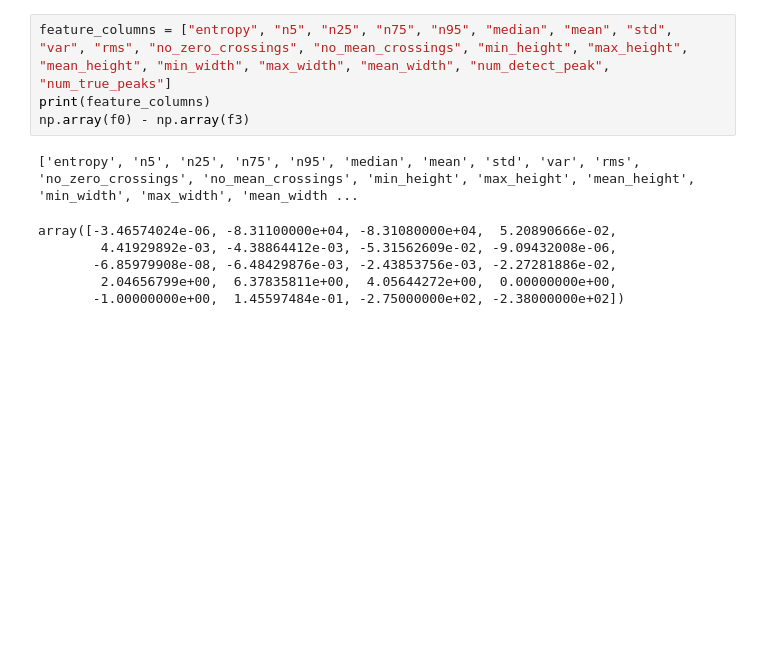
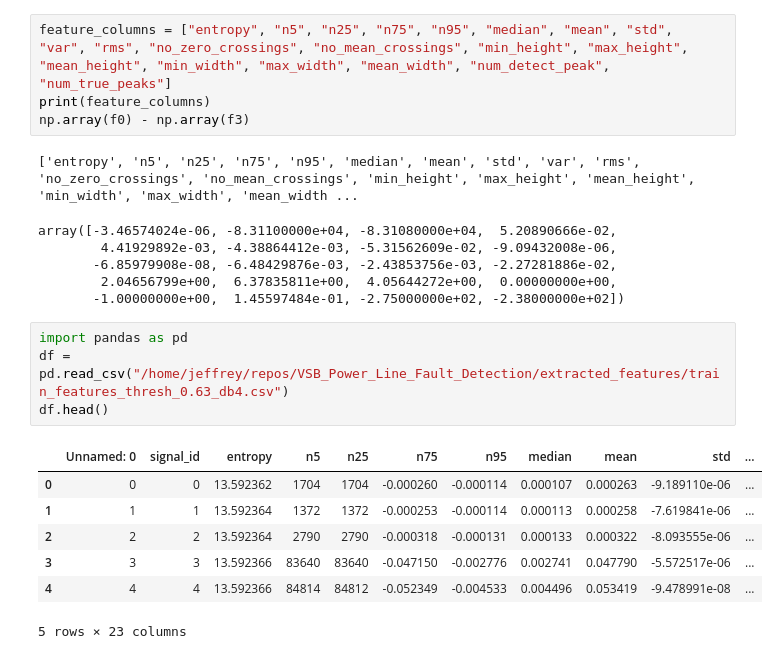
Before and after one commit to jeffreyegan/VSB_Power_Line_Fault_Detection, a Jupyter notebook: VSB_Final.ipynb, the cells around one changed output. Saved outputs shown, nothing was run; the diff lists cells and outputs as text; blank space fills up the shorter version.

```diff
--- a/VSB_Final.ipynb
+++ b/VSB_Final.ipynb
@@ -332,3 +332,15 @@ array([-3.46574024e-06, -8.31100000e+04, -8.31080000e+04,  5.20890666e-02,
        -6.85979908e-08, -6.48429876e-03, -2.43853756e-03, -2.27281886e-02,
         2.04656799e+00,  6.37835811e+00,  4.05644272e+00,  0.00000000e+00,
        -1.00000000e+00,  1.45597484e-01, -2.75000000e+02, -2.38000000e+02])
+# %%
+import pandas as pd
+df = pd.read_csv("/home/jeffrey/repos/VSB_Power_Line_Fault_Detection/extracted_features/train_features_thresh_0.63_db4.csv")
+df.head()
+# %% [output]
+|  | Unnamed: 0 | signal_id | entropy | n5 | n25 | n75 | n95 | median | mean | std | ... |
+| 0 | 0 | 0 | 13.592362 | 1704 | 1704 | -0.000260 | -0.000114 | 0.000107 | 0.000263 | -9.189110e-06 | ... |
+| 1 | 1 | 1 | 13.592364 | 1372 | 1372 | -0.000253 | -0.000114 | 0.000113 | 0.000258 | -7.619841e-06 | ... |
+| 2 | 2 | 2 | 13.592364 | 2790 | 2790 | -0.000318 | -0.000131 | 0.000133 | 0.000322 | -8.093555e-06 | ... |
+| 3 | 3 | 3 | 13.592366 | 83640 | 83640 | -0.047150 | -0.002776 | 0.002741 | 0.047790 | -5.572517e-06 | ... |
+| 4 | 4 | 4 | 13.592366 | 84814 | 84812 | -0.052349 | -0.004533 | 0.004496 | 0.053419 | -9.478991e-08 | ... |
+5 rows × 23 columns
```
Also changed, not shown: parts of 3 cells of this notebook, 6 other files.
